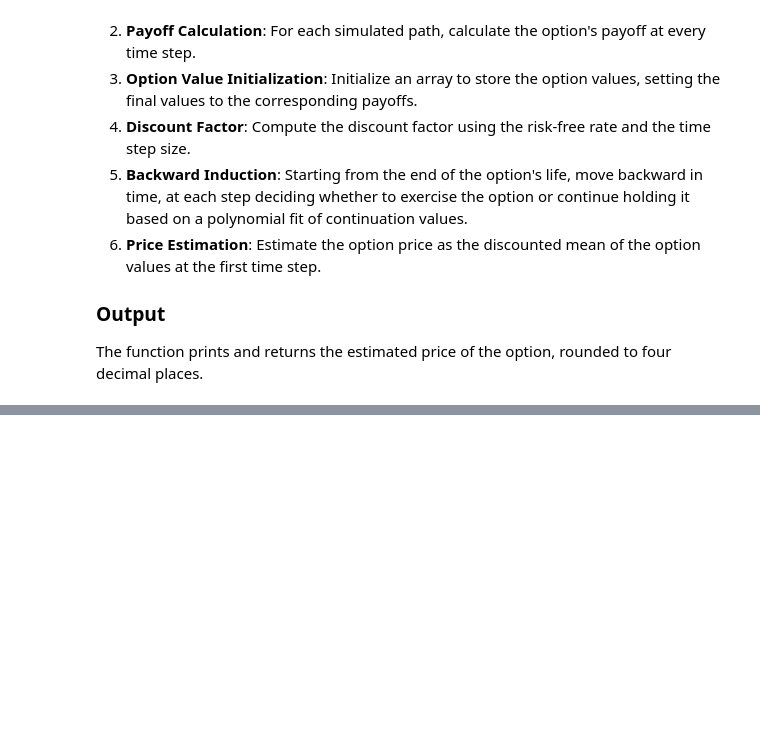
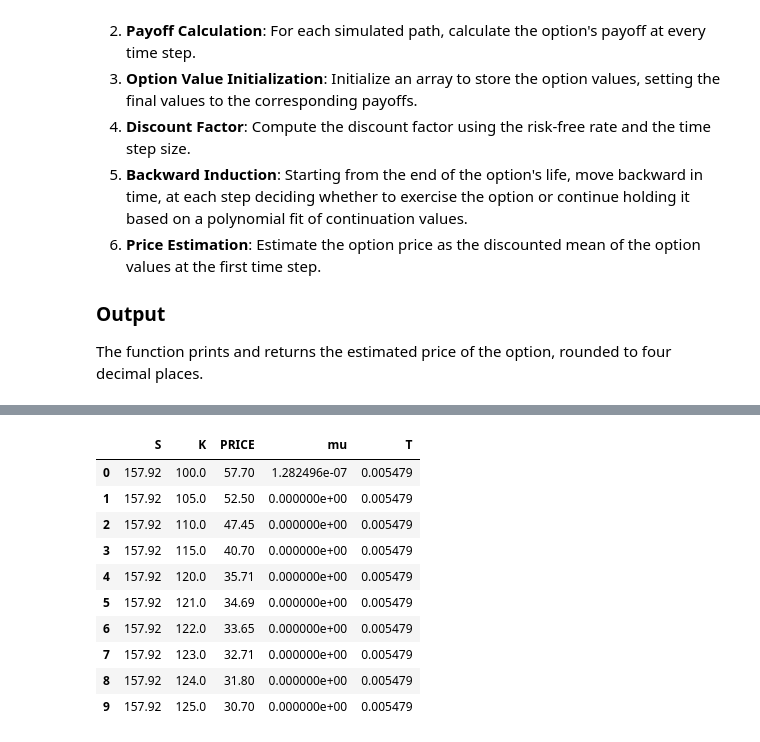
Before and after one commit to Mohamed-Nour-Bessadok/AI-Financial-Assistant, a Jupyter notebook: Heston-nn-amopt.ipynb, the cells around one changed output, grey strips where cells are left out. Drawn from its saved outputs; the diff is of its cells as text; code cells hidden in the pictures; blank space fills up the shorter version.

```diff
--- a/Heston-nn-amopt.ipynb
+++ b/Heston-nn-amopt.ipynb
@@ -379,0 +512,12 @@ def monte_carlo_simulation_LS(option: Option, process: StochasticProcess, n: int
+# %%
+dataset = pd.DataFrame()
+
+dataset["S"] = raw_df["UNDERLYING_LAST"]
+dataset["K"] = raw_df["STRIKE"]
+dataset["PRICE"] = raw_df["C_BID"]
+dataset["mu"] = raw_df["C_RHO"]/(raw_df["C_BID"]*100)
+dataset["T"] = raw_df["DTE"]/365
+
+
+
+dataset.head()
@@ -379,0 +560,20 @@ def monte_carlo_simulation_LS(option: Option, process: StochasticProcess, n: int
+# %%
+dataset = dataset.reset_index(drop=True)
+
+bigdata = dataset
+smalldata = dataset[0:10]
+
+
+smalldata
+# %% [output]
+|  | S | K | PRICE | mu | T |
+| 0 | 157.92 | 100.0 | 57.70 | 1.282496e-07 | 0.005479 |
+| 1 | 157.92 | 105.0 | 52.50 | 0.000000e+00 | 0.005479 |
+| 2 | 157.92 | 110.0 | 47.45 | 0.000000e+00 | 0.005479 |
+| 3 | 157.92 | 115.0 | 40.70 | 0.000000e+00 | 0.005479 |
+| 4 | 157.92 | 120.0 | 35.71 | 0.000000e+00 | 0.005479 |
+| 5 | 157.92 | 121.0 | 34.69 | 0.000000e+00 | 0.005479 |
+| 6 | 157.92 | 122.0 | 33.65 | 0.000000e+00 | 0.005479 |
+| 7 | 157.92 | 123.0 | 32.71 | 0.000000e+00 | 0.005479 |
+| 8 | 157.92 | 124.0 | 31.80 | 0.000000e+00 | 0.005479 |
+| 9 | 157.92 | 125.0 | 30.70 | 0.000000e+00 | 0.005479 |
```
Also changed, not shown: parts of 17 cells of this notebook.
